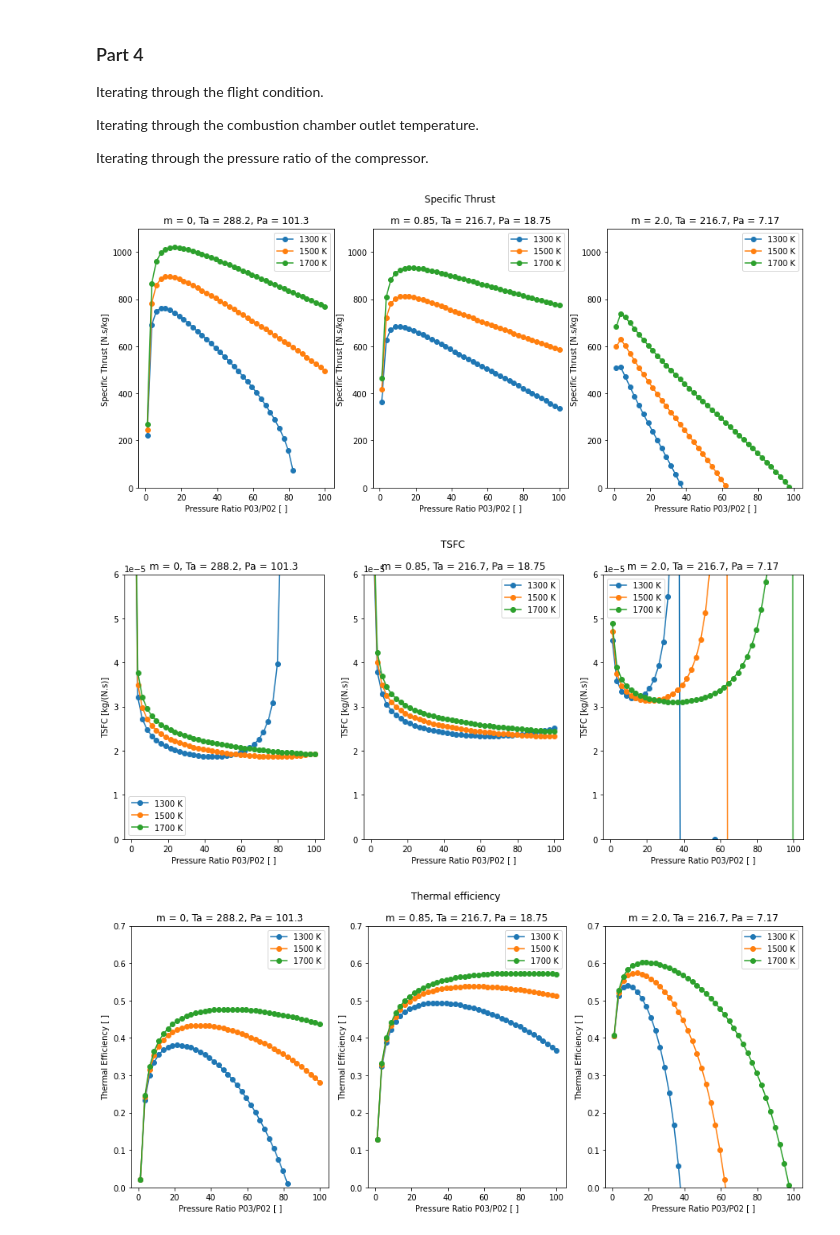
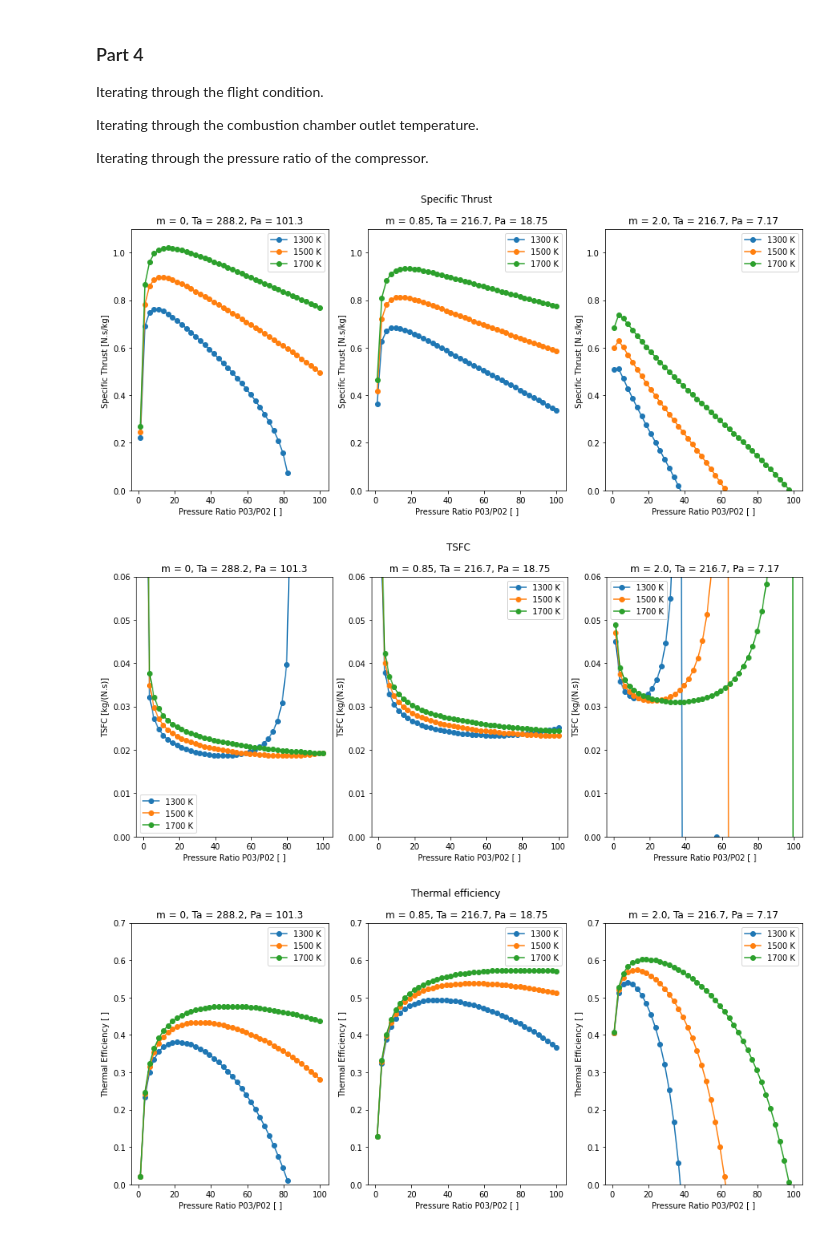
Before and after one commit to mmmontev98/aircraft, a Jupyter notebook: notebook_turbojet_performance.ipynb, the cells around one changed output. Drawn from its saved outputs; the diff is of its cells as text; code cells hidden in the pictures.

```diff
--- a/notebook_turbojet_performance.ipynb
+++ b/notebook_turbojet_performance.ipynb
@@ -116,37 +116,37 @@ for k, (mach, Pa, Ta) in enumerate(zip(list_of_mach, list_of_Pa, list_of_Ta)):
             # appends the results to the temporary list of results
             list_of_TSFC.append(propulsion_results.get_TSFC())
             list_of_specific_thrust.append(propulsion_results.get_specific_thrust())
             list_of_thermal_efficiency.append(propulsion_results.get_thermal_efficiency())
             list_of_propulsion_efficiency.append(propulsion_results.get_propulsion_efficiency())
 
 
         # Plot the specific thrust for the different outlet temperature in the k-th subplot
         axis1.plot(list_of_pressure_ratio, list_of_specific_thrust, marker='o', label = "{} K".format(combustor_outlet_temperature))
-        axis1.set_ylim([0, 1100])
+        axis1.set_ylim([0, 1.100])
         axis1.set_title("m = {}, Ta = {}, Pa = {}".format(mach, Ta, Pa))
-        axis1.set_ylabel("Specific Thrust [N.s/kg] ")
+        axis1.set_ylabel("Specific Thrust [kN.s/kg] ")
         axis1.set_xlabel("Pressure Ratio P03/P02 [ ]")
         axis1.legend()
 
         # Plot the TSFC for the different outlet temperature in the k-th subplot
         axis2.plot(list_of_pressure_ratio, list_of_TSFC, marker='o', label = "{} K".format(combustor_outlet_temperature))
-        axis2.set_ylim([0, 0.00006])
+        axis2.set_ylim([0, 0.06])
         axis2.set_title("m = {}, Ta = {}, Pa = {}".format(mach, Ta, Pa))
-        axis2.set_ylabel("TSFC [kg/(N.s)]")
+        axis2.set_ylabel("TSFC [kg/(kN.s)]")
         axis2.set_xlabel("Pressure Ratio P03/P02 [ ]")
         axis2.legend()
 
         # Plot the thermal efficiency for the different outlet temperature in the k-th subplot
         axis3.plot(list_of_pressure_ratio, list_of_thermal_efficiency, marker='o', label = "{} K".format(combustor_outlet_temperature))
         axis3.set_ylim([0, 0.7])
         axis3.set_title("m = {}, Ta = {}, Pa = {}".format(mach, Ta, Pa))
         axis3.set_ylabel("Thermal Efficiency [ ]")
         axis3.set_xlabel("Pressure Ratio P03/P02 [ ]")
         axis3.legend()
 
 
 plt.show(block=False)
 # %% [output]
-[figure, old version]
+[figure, new version]
-[figure, old version]
+[figure, new version]
 [figure]
```
Also changed, not shown: 6 other files.
